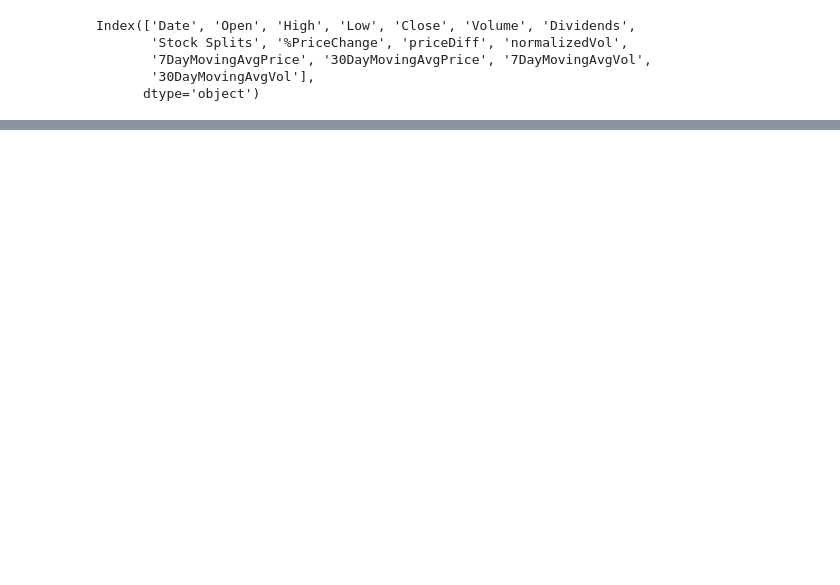
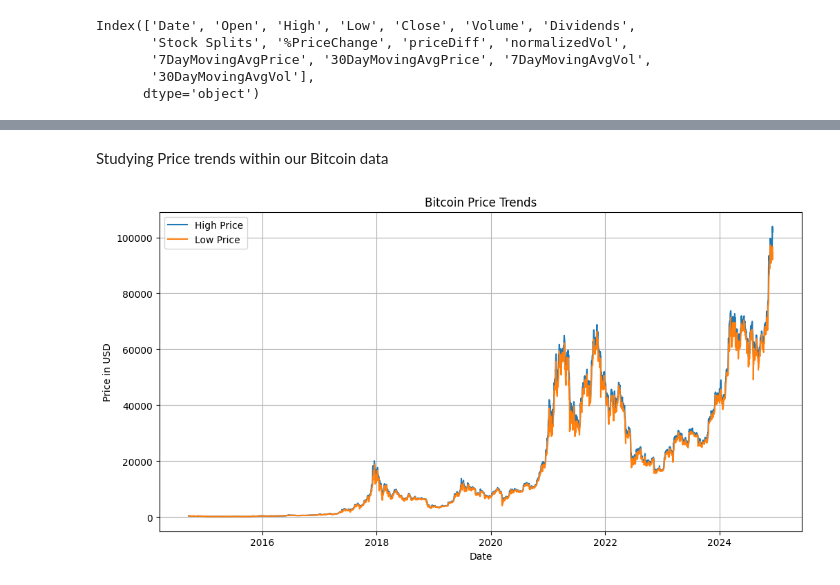
Before and after one commit to Miokasa/2024Fall_projects, a Jupyter notebook: crypto_analysis.ipynb, the cells around one changed output, grey strips where cells are left out. Saved outputs shown, nothing was run; the diff lists cells and outputs as text; code cells hidden in the pictures; blank space fills up the shorter version.

Commit message:
added charts to learn bitcoin trends over time

```diff
--- a/crypto_analysis.ipynb
+++ b/crypto_analysis.ipynb
@@ -91,0 +72,17 @@ bitcoin_df.head(45)
+# %% [markdown]
+Studying Price trends within our Bitcoin data
+# %%
+# Observing price trends (Open, High, Low, Close)
+plt.figure(figsize=(12, 6))
+# plt.plot(bitcoin_df['Date'], bitcoin_df['Open'], label='Open Price')
+plt.plot(bitcoin_df['Date'], bitcoin_df['High'], label='High Price')
+plt.plot(bitcoin_df['Date'], bitcoin_df['Low'], label='Low Price')
+# plt.plot(bitcoin_df['Date'], bitcoin_df['Close'], label='Close Price')
+plt.xlabel('Date')
+plt.ylabel('Price in USD')
+plt.title('Bitcoin Price Trends')
+plt.legend()
+plt.grid(True)
+plt.show()
+# %% [output]
+[figure, added]
```
Also changed, not shown: parts of 4 cells of this notebook.
